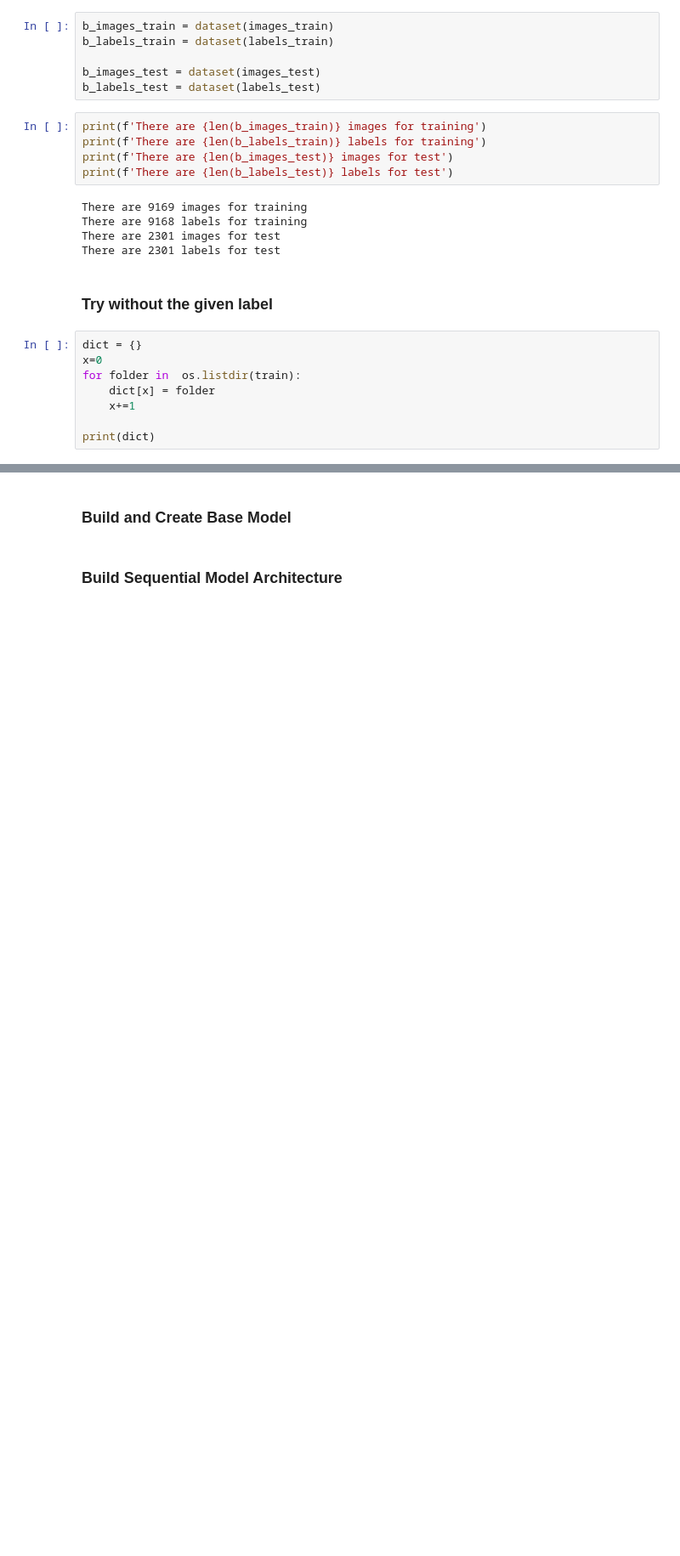
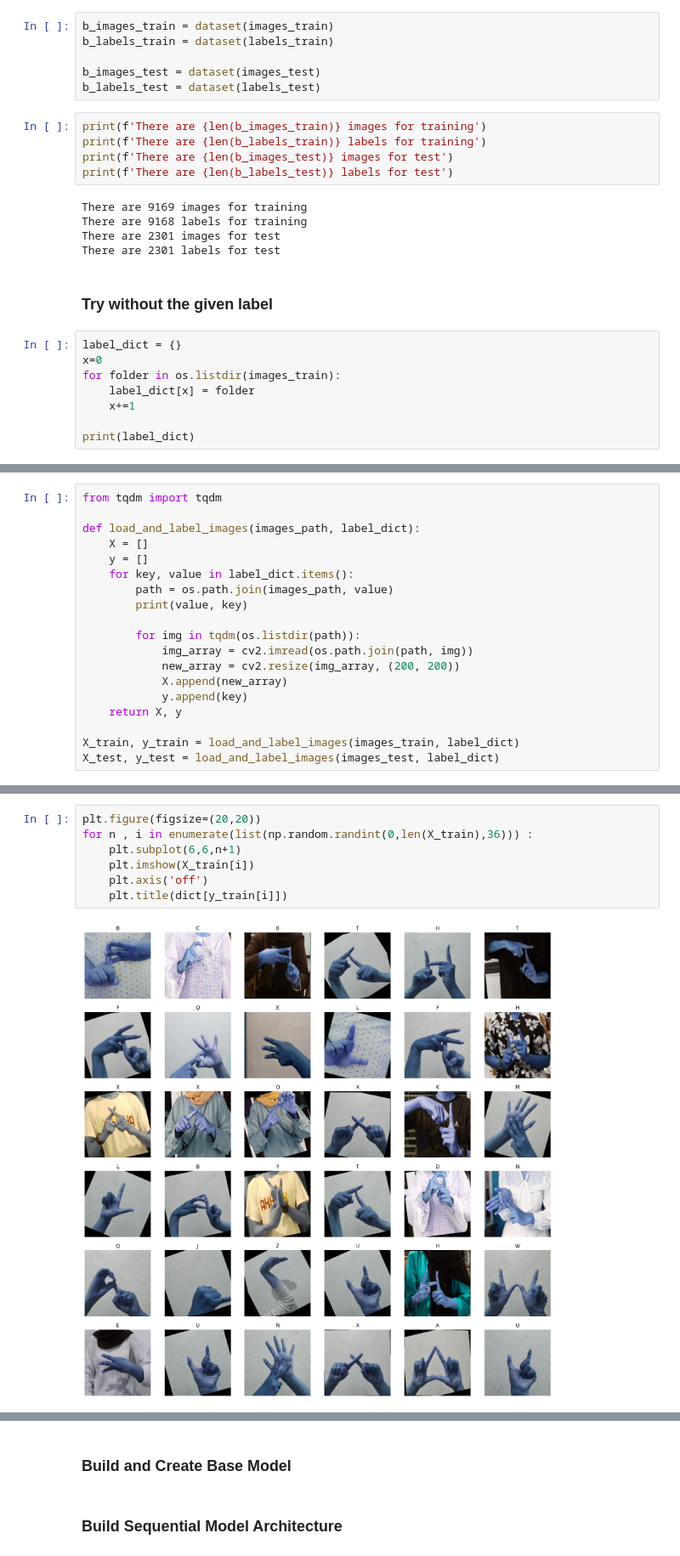
Before and after one commit to IsyaratKu/colab-repository, a Jupyter notebook: IsyaratKu.ipynb, the cells around one changed output, grey strips where cells are left out. Shown at 85% size. Cells and saved outputs as stored; diff of their text form; blank space fills up the shorter version.

```diff
--- a/IsyaratKu.ipynb
+++ b/IsyaratKu.ipynb
@@ -361,10 +361,10 @@ There are 2301 labels for test
 # %% [markdown]
 ### Try without the given label
 # %%
-dict = {}
+label_dict = {}
 x=0
-for folder in  os.listdir(train):
-    dict[x] = folder
+for folder in os.listdir(images_train):
+    label_dict[x] = folder
     x+=1
 
-print(dict)
+print(label_dict)
@@ -370,0 +373,19 @@ print(dict)
+# %%
+from tqdm import tqdm
+
+def load_and_label_images(images_path, label_dict):
+    X = []
+    y = []
+    for key, value in label_dict.items():
+        path = os.path.join(images_path, value)
+        print(value, key)
+
+        for img in tqdm(os.listdir(path)):
+            img_array = cv2.imread(os.path.join(path, img))
+            new_array = cv2.resize(img_array, (200, 200))
+            X.append(new_array)
+            y.append(key)
+    return X, y
+
+X_train, y_train = load_and_label_images(images_train, label_dict)
+X_test, y_test = load_and_label_images(images_test, label_dict)
@@ -370,0 +406,9 @@ print(dict)
+# %%
+plt.figure(figsize=(20,20))
+for n , i in enumerate(list(np.random.randint(0,len(X_train),36))) :
+    plt.subplot(6,6,n+1)
+    plt.imshow(X_train[i])
+    plt.axis('off')
+    plt.title(dict[y_train[i]])
+# %% [output]
+[figure, added]
```
Also changed, not shown: parts of 13 cells of this notebook.
